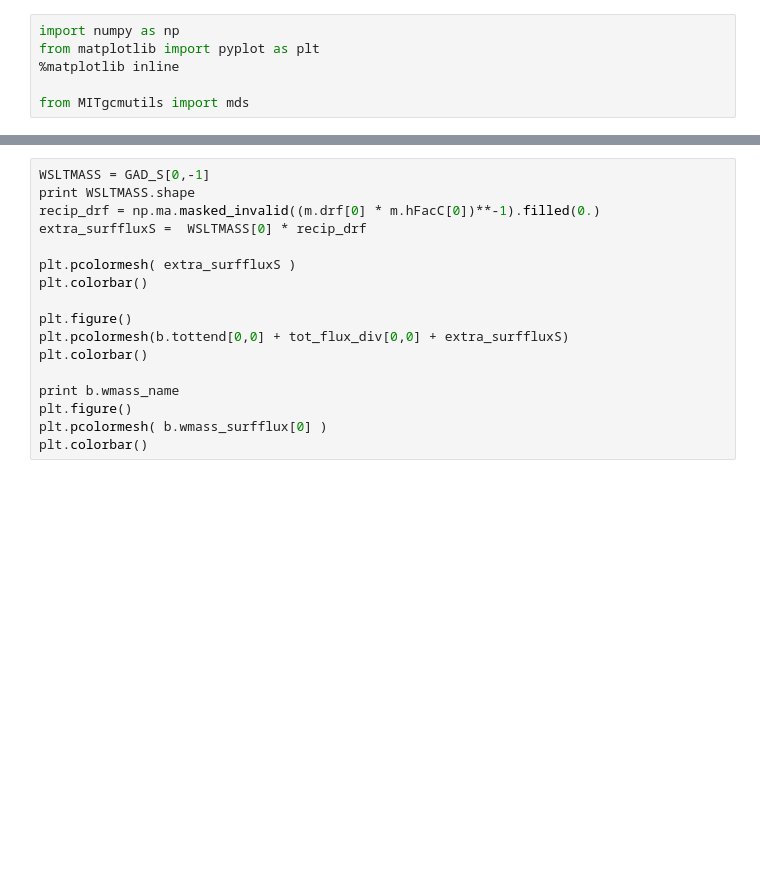
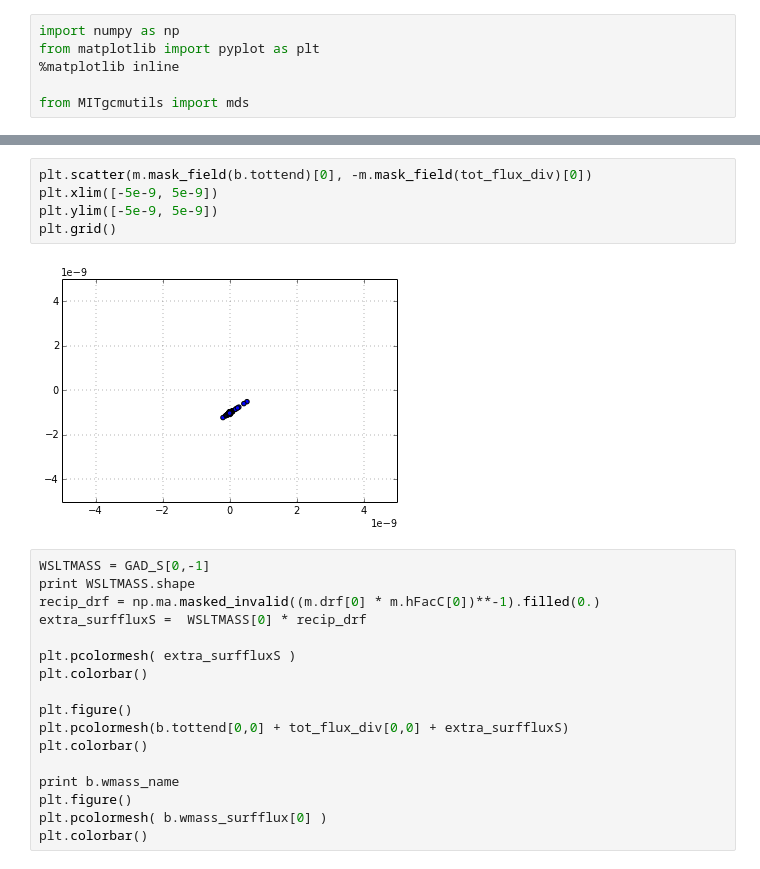
Before and after one commit to dhruvbalwada/watermass, a Jupyter notebook: global_latlon_layers_analysis/heat_and_salt_budgets.ipynb, the cells around one changed output, grey strips where cells are left out. Drawn from its saved outputs; the diff is of its cells as text; blank space fills up the shorter version.

```diff
--- a/global_latlon_layers_analysis/heat_and_salt_budgets.ipynb
+++ b/global_latlon_layers_analysis/heat_and_salt_budgets.ipynb
@@ -162,3 +187,10 @@ plt.colorbar()
+# %%
+plt.scatter(m.mask_field(b.tottend)[0], -m.mask_field(tot_flux_div)[0])
+plt.xlim([-5e-9, 5e-9])
+plt.ylim([-5e-9, 5e-9])
+plt.grid()
+# %% [output]
+[figure, added]
 # %%
 WSLTMASS = GAD_S[0,-1]
 print WSLTMASS.shape
```
Also changed, not shown: parts of 16 cells of this notebook, 4 other files.
